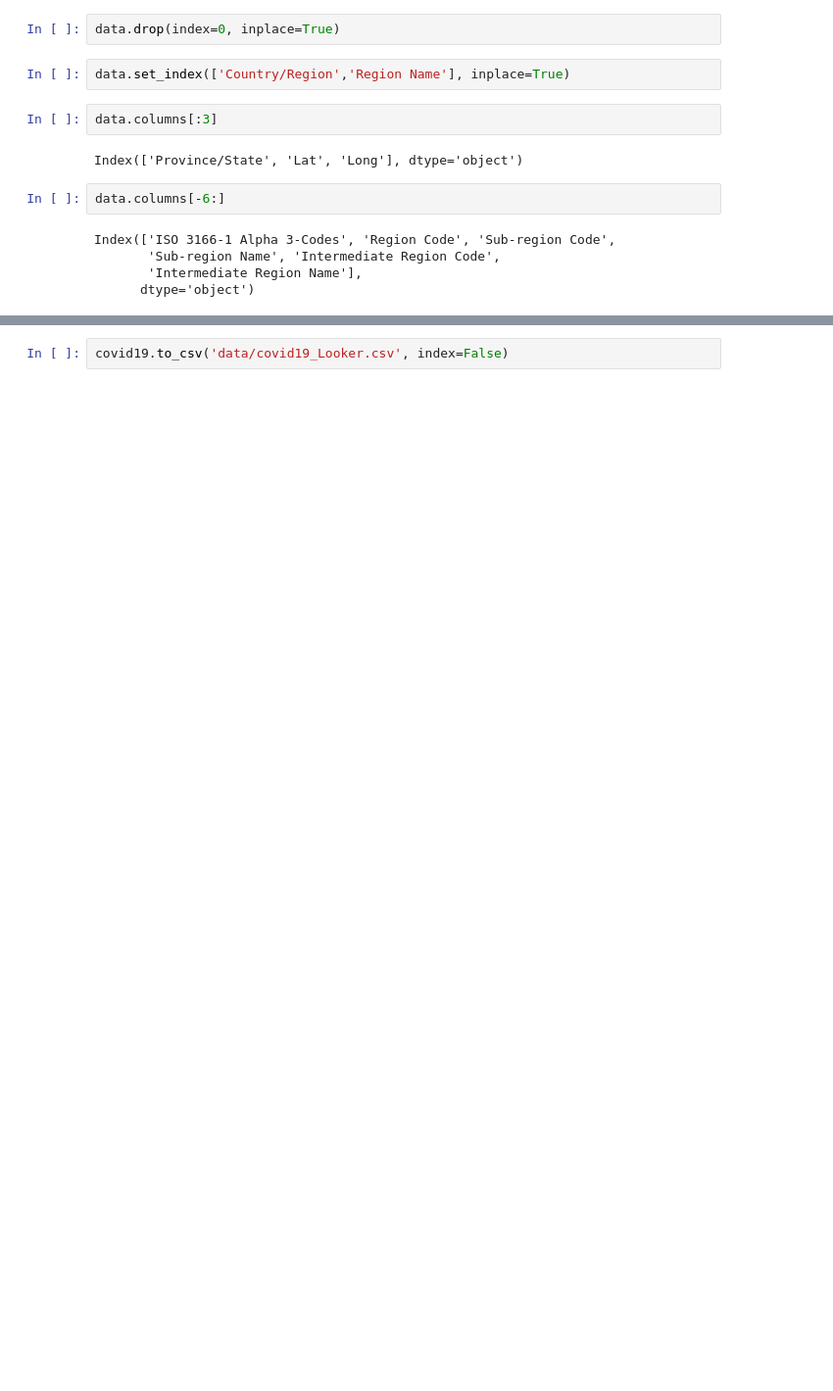
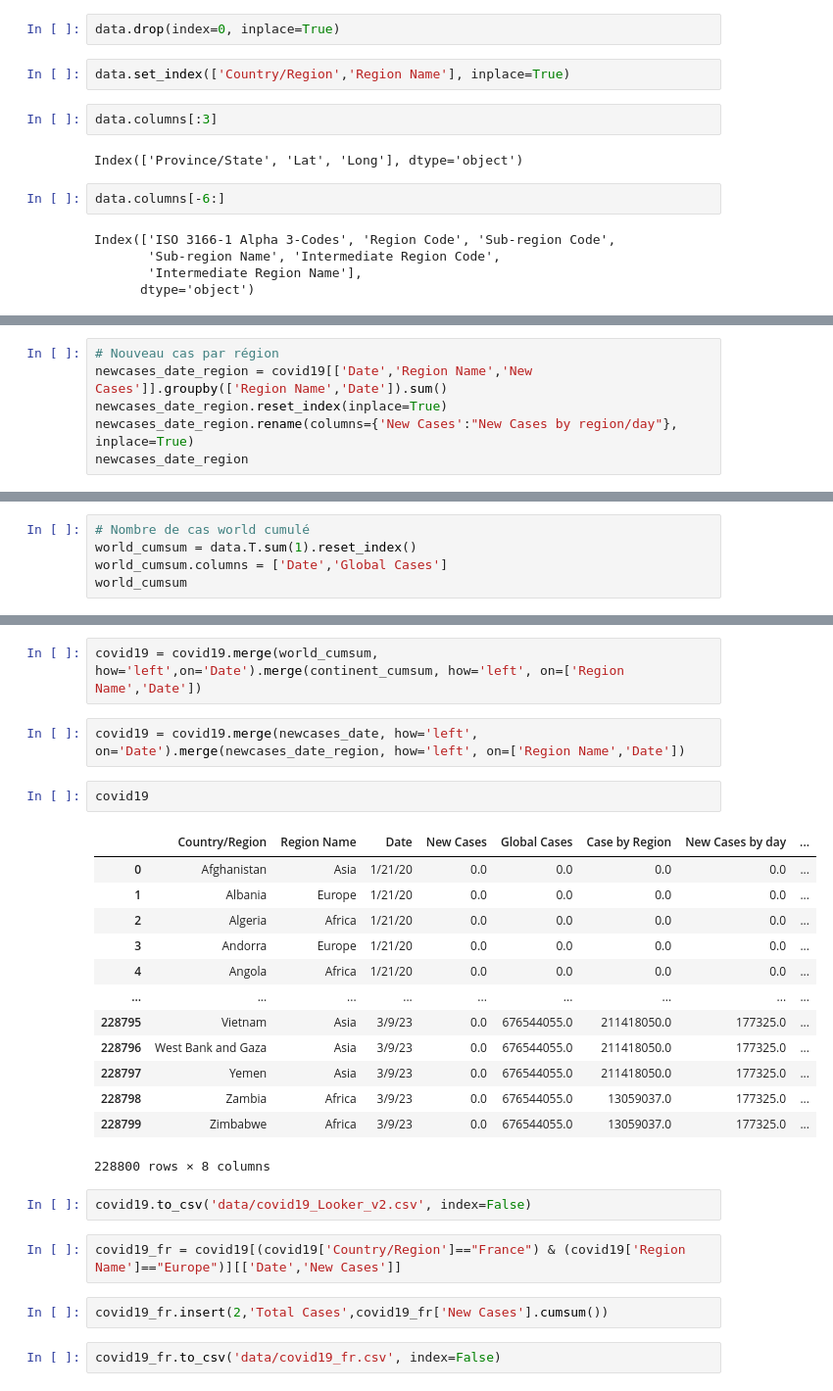
Before and after one commit to MarcGLOAGUEN/pandemic_covid19, a Jupyter notebook: DataCleaning_Looker.ipynb, the cells around one changed output, grey strips where cells are left out. Shown at 98% size. Drawn from its saved outputs; the diff is of its cells as text; blank space fills up the shorter version.

```diff
--- a/DataCleaning_Looker.ipynb
+++ b/DataCleaning_Looker.ipynb
@@ -35,0 +117,6 @@ covid19.rename(columns={'New Cases_x':'New Cases','New Cases_y':'New Cases by da
+# %%
+# Nouveau cas par région
+newcases_date_region = covid19[['Date','Region Name','New Cases']].groupby(['Region Name','Date']).sum()
+newcases_date_region.reset_index(inplace=True)
+newcases_date_region.rename(columns={'New Cases':"New Cases by region/day"}, inplace=True)
+newcases_date_region
@@ -35,0 +137,5 @@ covid19.rename(columns={'New Cases_x':'New Cases','New Cases_y':'New Cases by da
+# %%
+# Nombre de cas world cumulé
+world_cumsum = data.T.sum(1).reset_index()
+world_cumsum.columns = ['Date','Global Cases']
+world_cumsum
@@ -36,2 +172,28 @@ covid19.rename(columns={'New Cases_x':'New Cases','New Cases_y':'New Cases by da
+# %%
+covid19 = covid19.merge(world_cumsum, how='left',on='Date').merge(continent_cumsum, how='left', on=['Region Name','Date'])
+# %%
+covid19 = covid19.merge(newcases_date, how='left', on='Date').merge(newcases_date_region, how='left', on=['Region Name','Date'])
+# %%
+covid19
+# %% [output]
+|  | Country/Region | Region Name | Date | New Cases | Global Cases | Case by Region | New Cases by day | ... |
+| 0 | Afghanistan | Asia | 1/21/20 | 0.0 | 0.0 | 0.0 | 0.0 | ... |
+| 1 | Albania | Europe | 1/21/20 | 0.0 | 0.0 | 0.0 | 0.0 | ... |
+| 2 | Algeria | Africa | 1/21/20 | 0.0 | 0.0 | 0.0 | 0.0 | ... |
+| 3 | Andorra | Europe | 1/21/20 | 0.0 | 0.0 | 0.0 | 0.0 | ... |
+| 4 | Angola | Africa | 1/21/20 | 0.0 | 0.0 | 0.0 | 0.0 | ... |
+| ... | ... | ... | ... | ... | ... | ... | ... | ... |
+| 228795 | Vietnam | Asia | 3/9/23 | 0.0 | 676544055.0 | 211418050.0 | 177325.0 | ... |
+| 228796 | West Bank and Gaza | Asia | 3/9/23 | 0.0 | 676544055.0 | 211418050.0 | 177325.0 | ... |
+| 228797 | Yemen | Asia | 3/9/23 | 0.0 | 676544055.0 | 211418050.0 | 177325.0 | ... |
+| 228798 | Zambia | Africa | 3/9/23 | 0.0 | 676544055.0 | 13059037.0 | 177325.0 | ... |
+| 228799 | Zimbabwe | Africa | 3/9/23 | 0.0 | 676544055.0 | 13059037.0 | 177325.0 | ... |
+228800 rows × 8 columns
 # %%
-covid19.to_csv('data/covid19_Looker.csv', index=False)
+covid19.to_csv('data/covid19_Looker_v2.csv', index=False)
+# %%
+covid19_fr = covid19[(covid19['Country/Region']=="France") & (covid19['Region Name']=="Europe")][['Date','New Cases']]
+# %%
+covid19_fr.insert(2,'Total Cases',covid19_fr['New Cases'].cumsum())
+# %%
+covid19_fr.to_csv('data/covid19_fr.csv', index=False)
```
Also changed, not shown: parts of 18 cells of this notebook.
